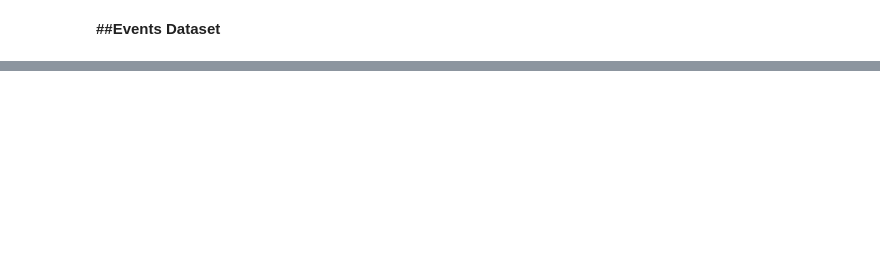
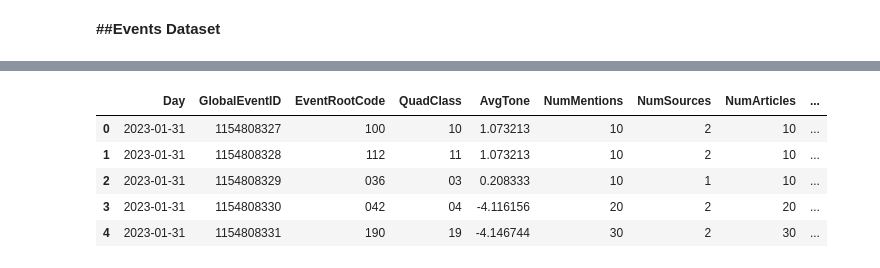
Before and after one commit to RaJ-0002/DataScience, a Jupyter notebook: final_project_model.ipynb, the cells around one changed output, grey strips where cells are left out. Saved outputs shown, nothing was run; the diff lists cells and outputs as text; code cells hidden in the pictures; blank space fills up the shorter version.

```diff
--- a/final_project_model.ipynb
+++ b/final_project_model.ipynb
@@ -182,5 +218,0 @@ def fetch_gdelt_sampled(start_year=2024, end_year=2025, frequency='M'):
-# %%
-df = fetch_gdelt_sampled(2024, 2025, frequency='MS')  # Monthly Start Dates
-
-print("Shape:", df.shape)
-print(df.head())
@@ -211,3 +724,12 @@ df.to_csv('events.csv', index=False)  # index=False avoids writing row numbers
+# %%
+df.head()
+# %% [output]
+|  | Day | GlobalEventID | EventRootCode | QuadClass | AvgTone | NumMentions | NumSources | NumArticles | ... |
+| 0 | 2023-01-31 | 1154808327 | 100 | 10 | 1.073213 | 10 | 2 | 10 | ... |
+| 1 | 2023-01-31 | 1154808328 | 112 | 11 | 1.073213 | 10 | 2 | 10 | ... |
+| 2 | 2023-01-31 | 1154808329 | 036 | 03 | 0.208333 | 10 | 1 | 10 | ... |
+| 3 | 2023-01-31 | 1154808330 | 042 | 04 | -4.116156 | 20 | 2 | 20 | ... |
+| 4 | 2023-01-31 | 1154808331 | 190 | 19 | -4.146744 | 30 | 2 | 30 | ... |
 # %%
 # Calculate the percentage of null values
 null_percentage = df.isnull().sum() / len(df) * 100
```
Also changed, not shown: parts of 37 cells of this notebook.
